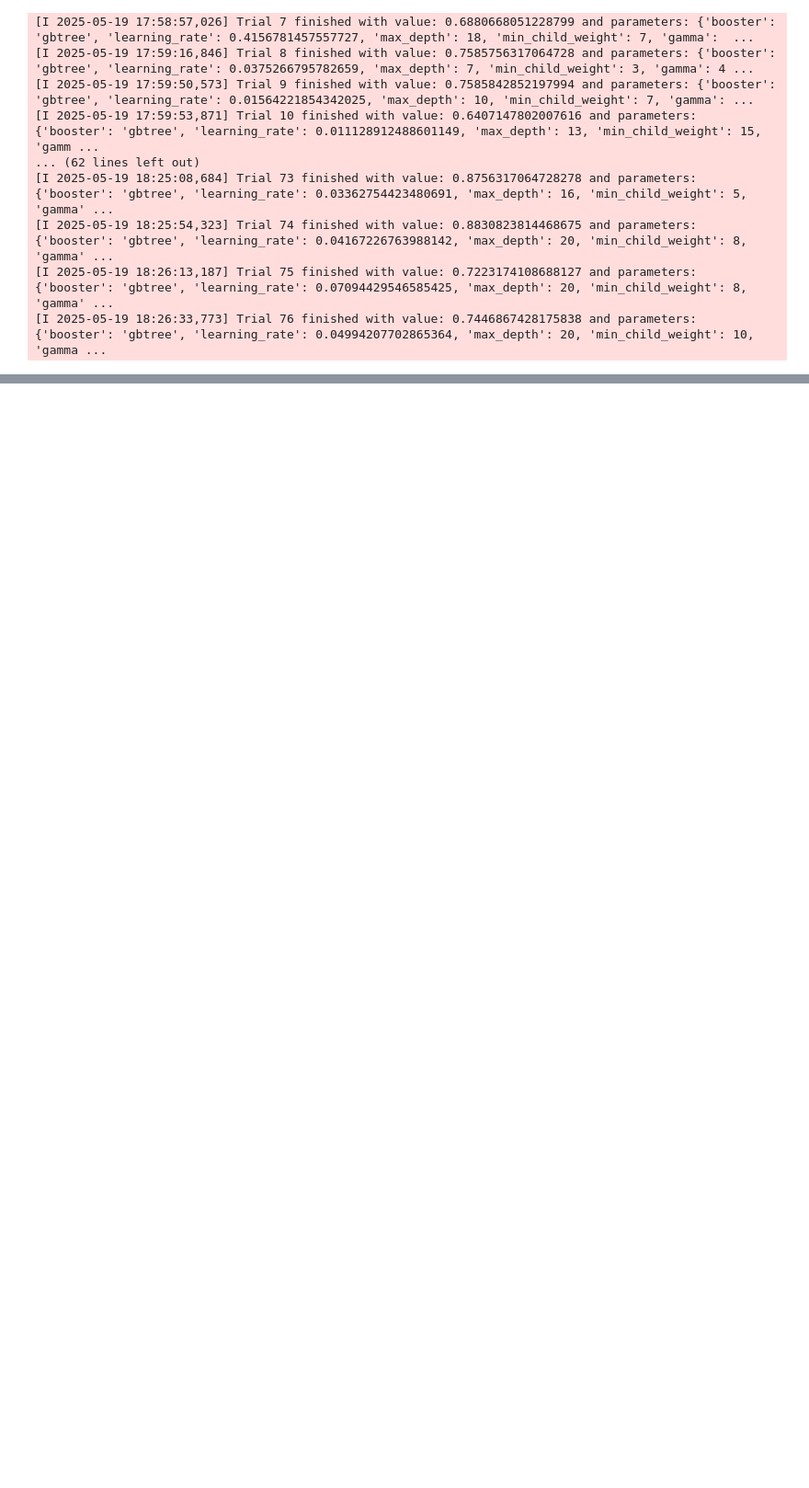
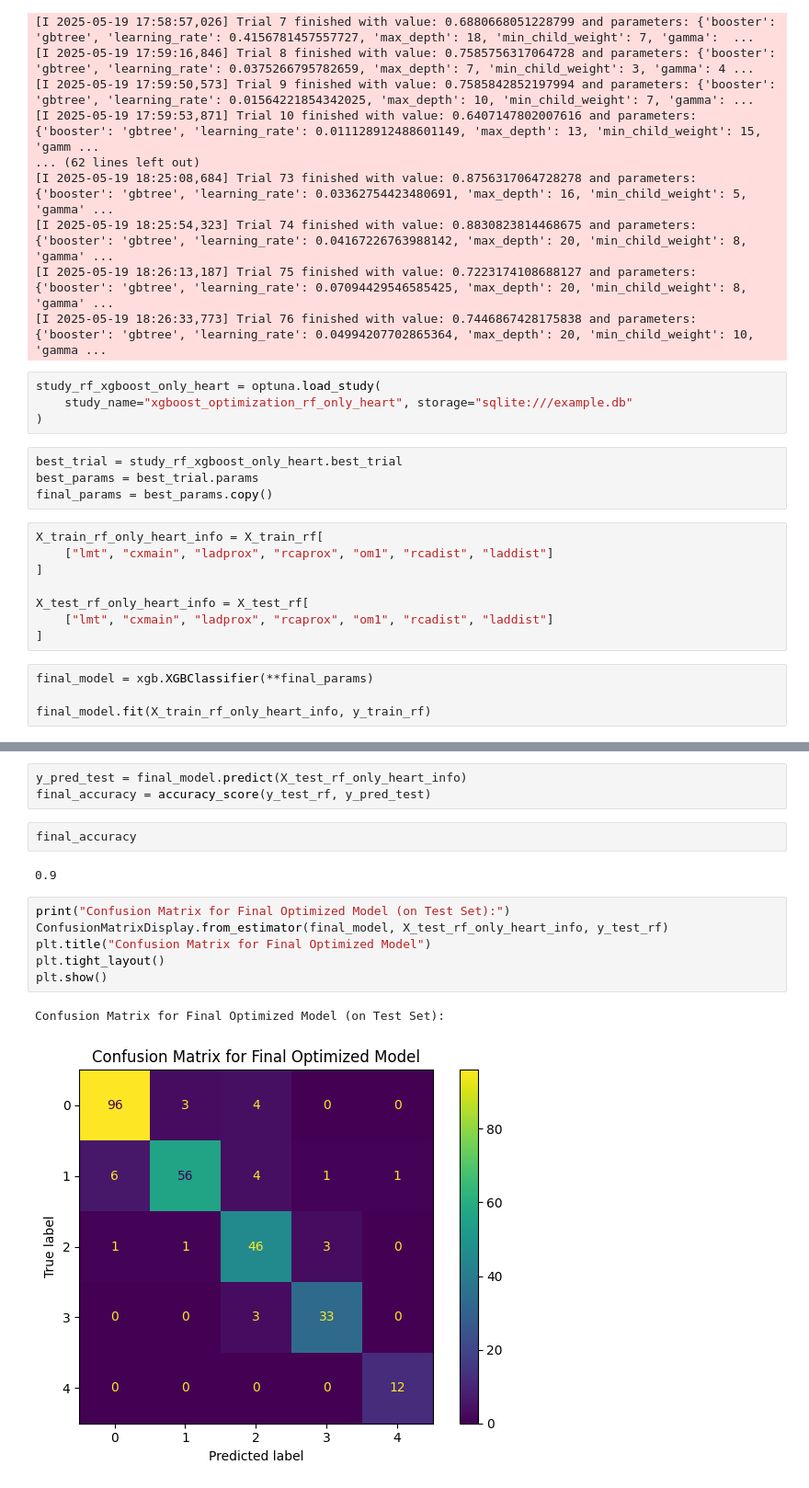
Before and after one commit to Wojsm2000/HeartDiseaseDiagnosis, a Jupyter notebook: optuna/hyperparamsearch.ipynb, the cells around one changed output, grey strips where cells are left out. Shown at 92% size. Cells and saved outputs as stored; diff of their text form; blank space fills up the shorter version.

```diff
--- a/optuna/hyperparamsearch.ipynb
+++ b/optuna/hyperparamsearch.ipynb
@@ -1492,3 +1492,23 @@ study_rf_xgboost_only_heart.optimize(objective, n_trials=1000)
 [I 2025-05-19 18:25:54,323] Trial 74 finished with value: 0.8830823814468675 and parameters: {'booster': 'gbtree', 'learning_rate': 0.04167226763988142, 'max_depth': 20, 'min_child_weight': 8, 'gamma' ...
 [I 2025-05-19 18:26:13,187] Trial 75 finished with value: 0.7223174108688127 and parameters: {'booster': 'gbtree', 'learning_rate': 0.07094429546585425, 'max_depth': 20, 'min_child_weight': 8, 'gamma' ...
 [I 2025-05-19 18:26:33,773] Trial 76 finished with value: 0.7446867428175838 and parameters: {'booster': 'gbtree', 'learning_rate': 0.04994207702865364, 'max_depth': 20, 'min_child_weight': 10, 'gamma ...
+# %%
+study_rf_xgboost_only_heart = optuna.load_study(
+    study_name="xgboost_optimization_rf_only_heart", storage="sqlite:///example.db"
+)
+# %%
+best_trial = study_rf_xgboost_only_heart.best_trial
+best_params = best_trial.params
+final_params = best_params.copy()
+# %%
+X_train_rf_only_heart_info = X_train_rf[
+    ["lmt", "cxmain", "ladprox", "rcaprox", "om1", "rcadist", "laddist"]
+]
+
+X_test_rf_only_heart_info = X_test_rf[
+    ["lmt", "cxmain", "ladprox", "rcaprox", "om1", "rcadist", "laddist"]
+]
+# %%
+final_model = xgb.XGBClassifier(**final_params)
+
+final_model.fit(X_train_rf_only_heart_info, y_train_rf)
@@ -1494,0 +1532,16 @@ study_rf_xgboost_only_heart.optimize(objective, n_trials=1000)
+# %%
+y_pred_test = final_model.predict(X_test_rf_only_heart_info)
+final_accuracy = accuracy_score(y_test_rf, y_pred_test)
+# %%
+final_accuracy
+# %% [output]
+0.9
+# %%
+print("Confusion Matrix for Final Optimized Model (on Test Set):")
+ConfusionMatrixDisplay.from_estimator(final_model, X_test_rf_only_heart_info, y_test_rf)
+plt.title("Confusion Matrix for Final Optimized Model")
+plt.tight_layout()
+plt.show()
+# %% [output]
+Confusion Matrix for Final Optimized Model (on Test Set):
+[figure, added]
```
Also changed, not shown: parts of 4 cells of this notebook, 1 other file.
